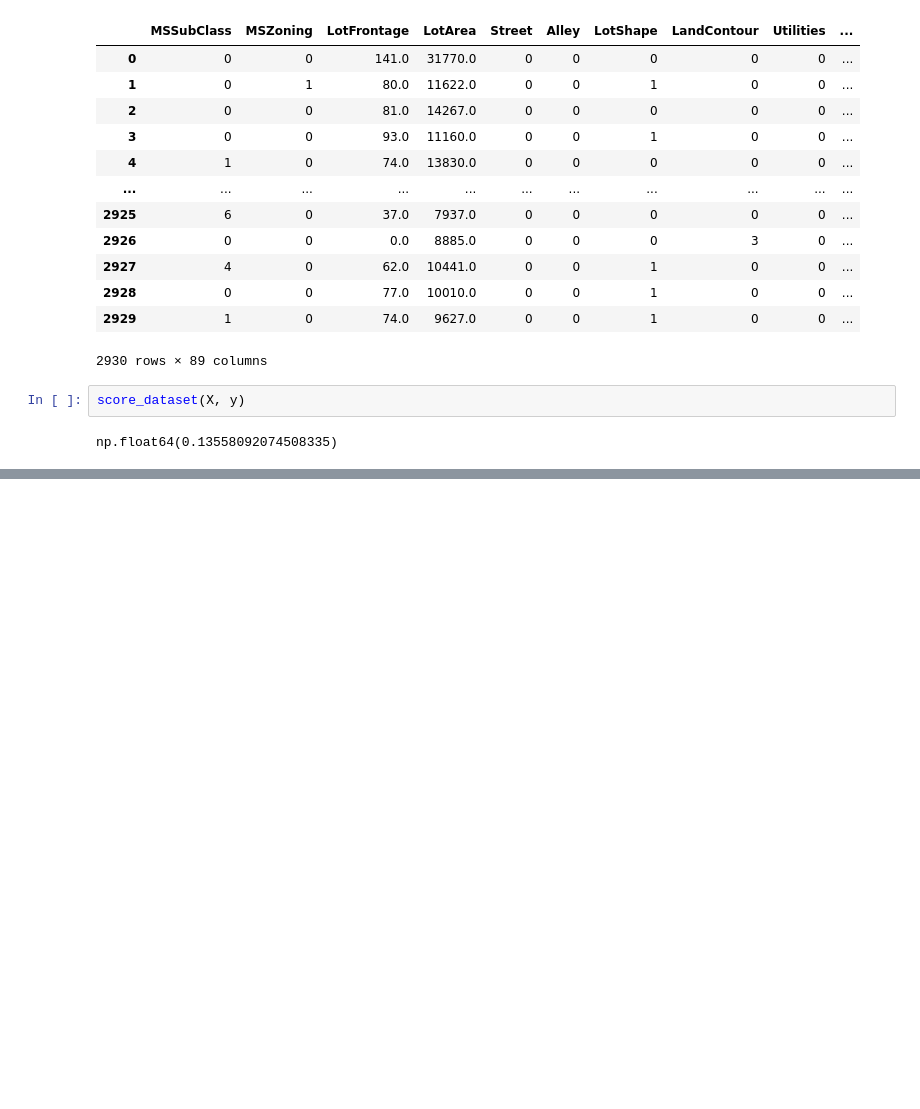
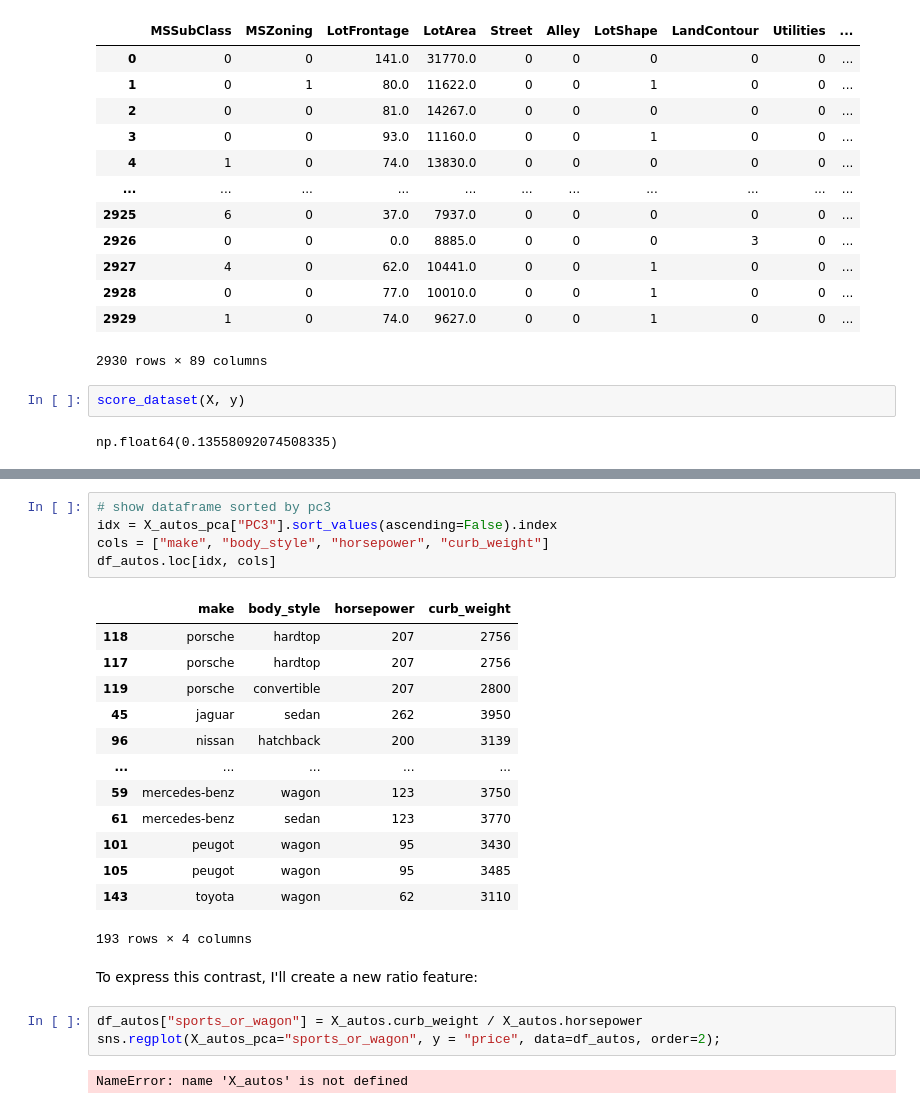
Before and after one commit to oktavianuu/machine-learning-notes, a Jupyter notebook: feature-engineering/creating_feature.ipynb, the cells around one changed output, grey strips where cells are left out. Saved outputs shown, nothing was run; the diff lists cells and outputs as text; blank space fills up the shorter version.

```diff
--- a/feature-engineering/creating_feature.ipynb
+++ b/feature-engineering/creating_feature.ipynb
@@ -423,0 +577,26 @@ These new features are called the principal components of the data. The weights
+# %%
+# show dataframe sorted by pc3
+idx = X_autos_pca["PC3"].sort_values(ascending=False).index
+cols = ["make", "body_style", "horsepower", "curb_weight"]
+df_autos.loc[idx, cols]
+# %% [output]
+|  | make | body_style | horsepower | curb_weight |
+| 118 | porsche | hardtop | 207 | 2756 |
+| 117 | porsche | hardtop | 207 | 2756 |
+| 119 | porsche | convertible | 207 | 2800 |
+| 45 | jaguar | sedan | 262 | 3950 |
+| 96 | nissan | hatchback | 200 | 3139 |
+| ... | ... | ... | ... | ... |
+| 59 | mercedes-benz | wagon | 123 | 3750 |
+| 61 | mercedes-benz | sedan | 123 | 3770 |
+| 101 | peugot | wagon | 95 | 3430 |
+| 105 | peugot | wagon | 95 | 3485 |
+| 143 | toyota | wagon | 62 | 3110 |
+193 rows × 4 columns
+# %% [markdown]
+To express this contrast, I'll create a new ratio feature:
+# %%
+df_autos["sports_or_wagon"] = X_autos.curb_weight / X_autos.horsepower
+sns.regplot(X_autos_pca="sports_or_wagon", y = "price", data=df_autos, order=2);
+# %% [output]
+NameError: name 'X_autos' is not defined
```
Also changed, not shown: parts of 19 cells of this notebook.
